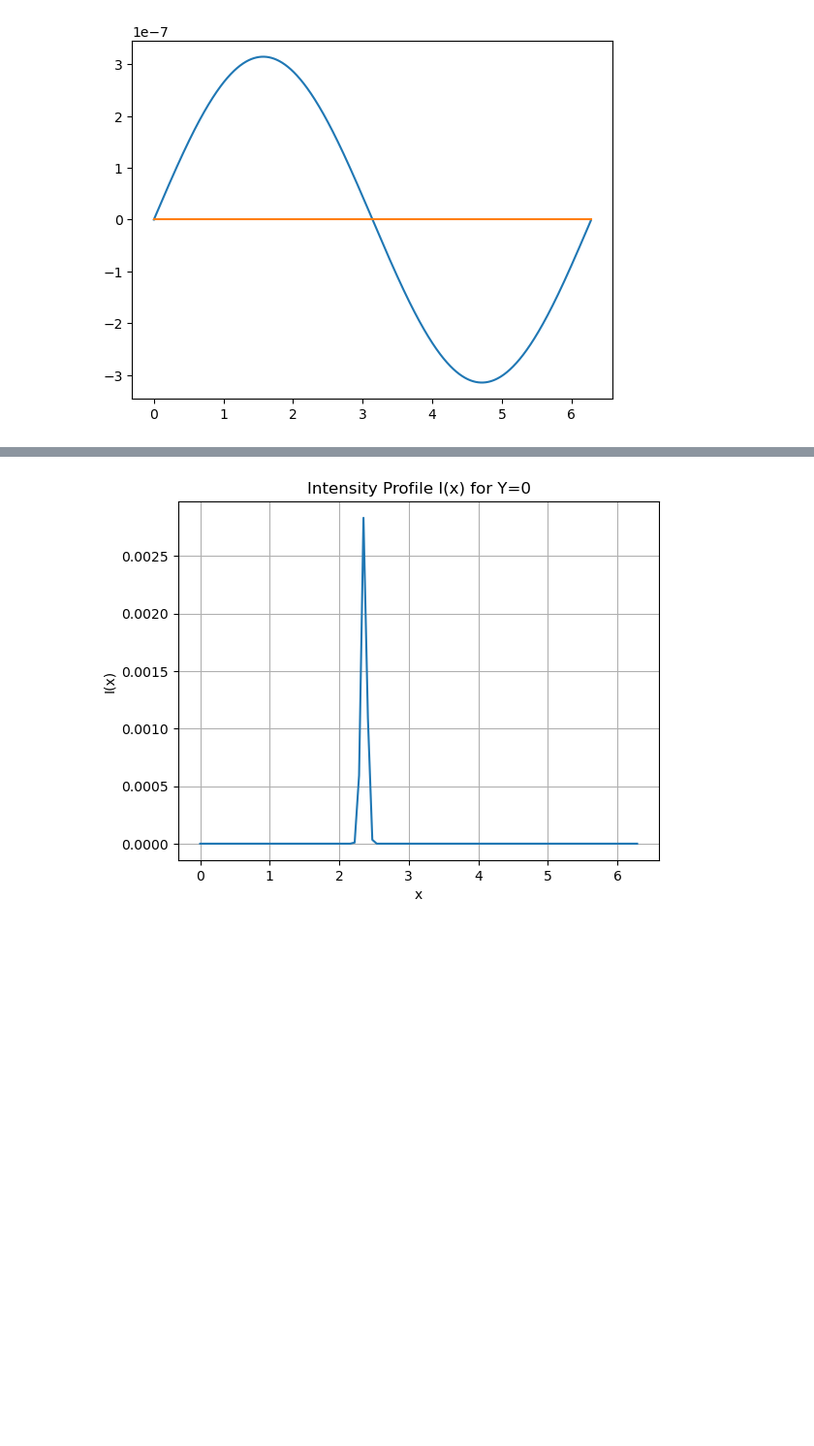
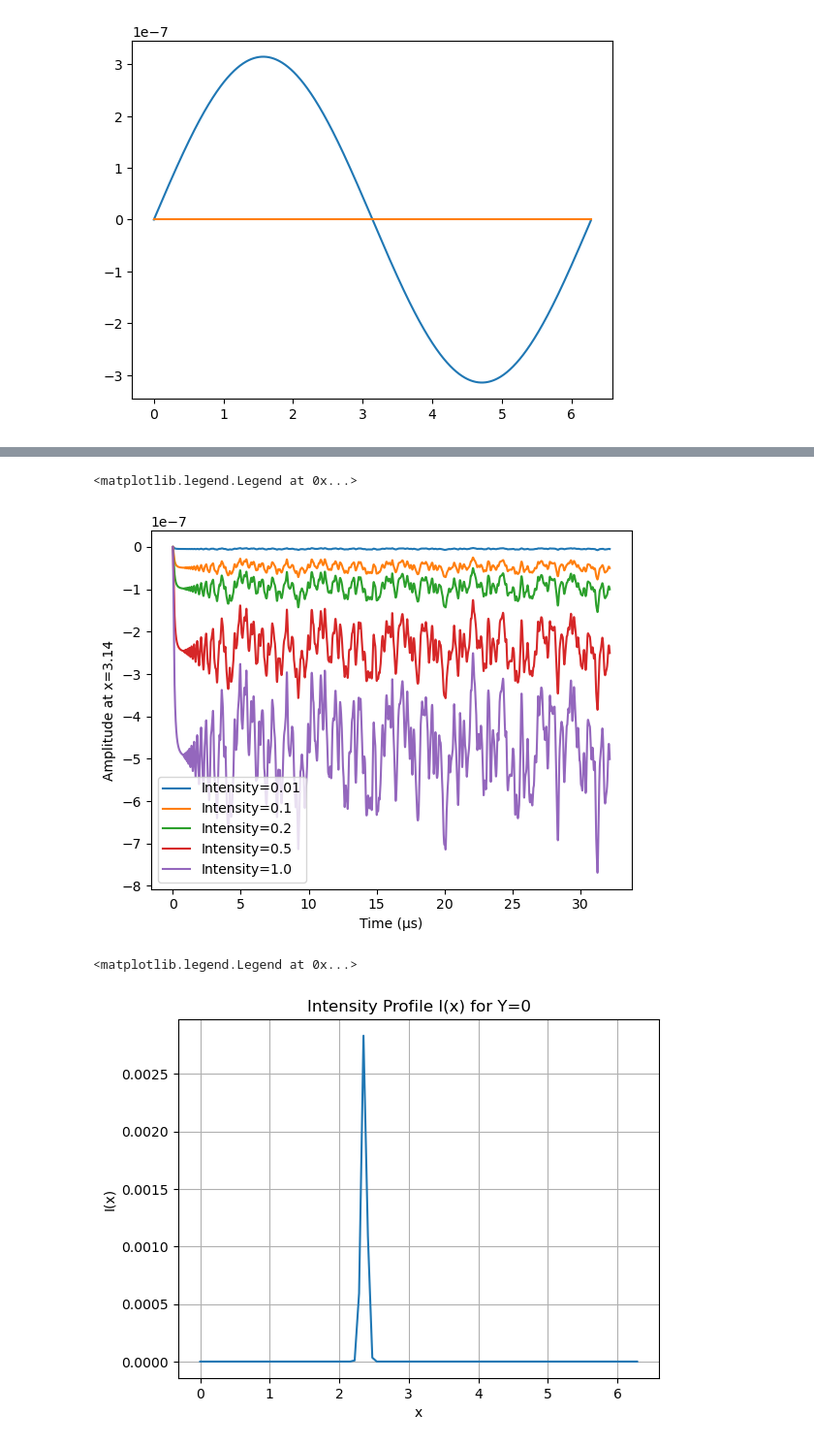
Before and after one commit to Bouwmeester-Lab/superfluid-dynamics, a Jupyter notebook: CuSuperHelium/Python/example.ipynb, the cells around one changed output, grey strips where cells are left out. Shown at 97% size. Cells and saved outputs as stored; diff of their text form; code cells hidden in the pictures; blank space fills up the shorter version.

```diff
--- a/CuSuperHelium/Python/example.ipynb
+++ b/CuSuperHelium/Python/example.ipynb
@@ -212,0 +262,13 @@ plt.show()
+# %%
+for idx, intensity in enumerate(intensities):
+    x0 = 1.0*np.pi
+    values = np.zeros_like(T_new)
+    for i, t in enumerate(T_new):
+        values[i] = interpolate(Ys[idx][i, :N], Ys[idx][i, N:2*N], x0)
+    plt.plot(T_new*_t0 *1e6, values, label=f"Intensity={intensity}")
+plt.xlabel("Time (µs)")
+plt.ylabel(f"Amplitude at x={x0:.2f}")
+plt.legend()
+# %% [output]
+<matplotlib.legend.Legend at 0x...>
+[figure, added]
@@ -213,3 +280,23 @@ plt.show()
+# %%
+detunings
+fig, ax = plt.subplots()
+color_cycle = iter(ax._get_lines.prop_cycler)
+for idx, detuning in enumerate(detunings):
+    x0 = 1.0*np.pi
+    values = np.zeros_like(T_new)
+    values_2 = np.zeros_like(T_new)
+    c1 = next(color_cycle)["color"]
+    for i, t in enumerate(T_new):
+        values[i] = interpolate(Ys_det[idx][i, :N], Ys_det[idx][i, N:2*N], x0)
+        values_2[i] = interpolate(Ys_det_2[idx][i, :N], Ys_det_2[idx][i, N:2*N], x0)
+    ax.plot(T_new*_t0 * 1e6, values, label=f"Detuning={detuning} (Tau=1e-2)", color=c1)
+    ax.plot(T_new*_t0 * 1e6, values_2, label=f"Detuning={detuning} (Tau=5)", linestyle='dashed', color=c1)
+ax.set_xlabel("Time (µs)")
+ax.set_ylabel(f"Amplitude at x={x0:.2f}")
+ax.set_title("Effect of Detuning on Amplitude at x=π")
+ax.legend()
+# %% [output]
+<matplotlib.legend.Legend at 0x...>
 # %%
 import numpy as np
 
```
Also changed, not shown: parts of 9 cells of this notebook.
